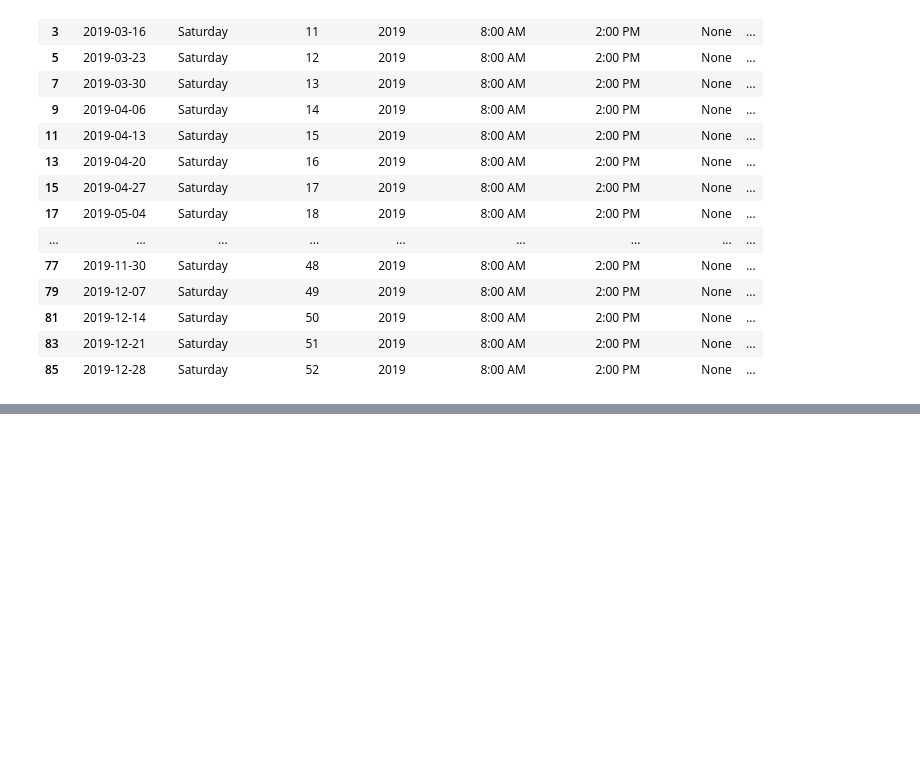
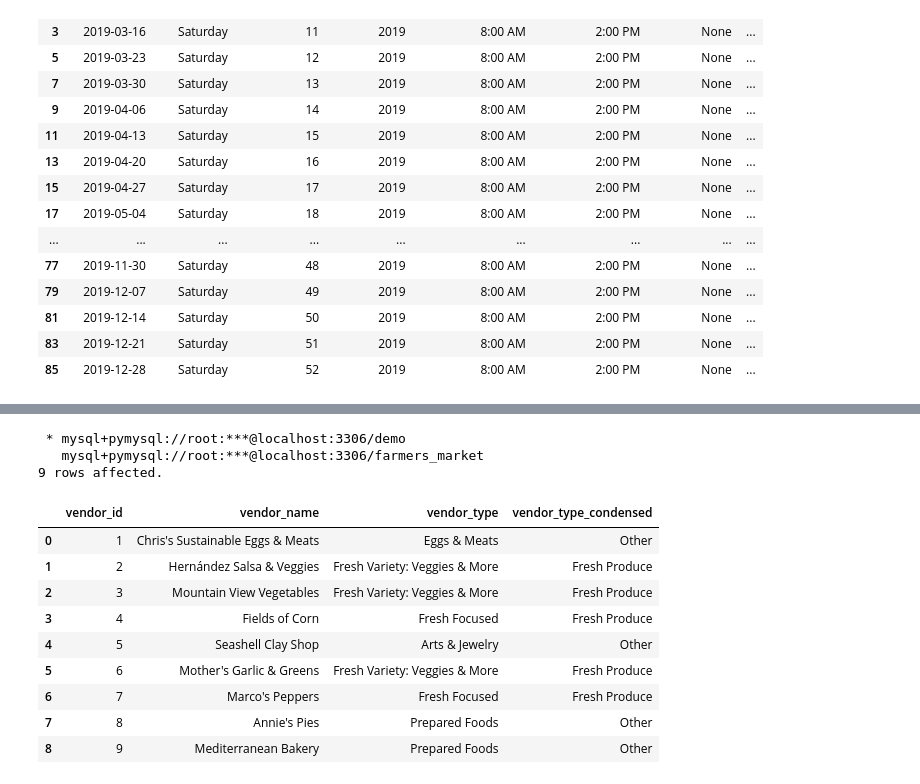
Before and after one commit to KunalNeon/SQL-For-Data-Scientist, a Jupyter notebook: sql.ipynb, the cells around one changed output, grey strips where cells are left out. Saved outputs shown, nothing was run; the diff lists cells and outputs as text; code cells hidden in the pictures; blank space fills up the shorter version.

Commit message:
case

```diff
--- a/sql.ipynb
+++ b/sql.ipynb
@@ -1052,0 +736,28 @@ SyntaxError: incomplete input (1572440368.py, line 20)
+# %%
+query12='''
+SELECT
+      vendor_id,
+      vendor_name,
+      vendor_type,
+      CASE
+          WHEN LOWER(vendor_type) LIKE '%fresh%'
+            THEN 'Fresh Produce'
+          ELSE 'Other'
+      END AS vendor_type_condensed
+  FROM farmers_market.vendor
+'''
+%sql $query12
+# %% [output]
+ * mysql+pymysql://root:***@localhost:3306/demo
+   mysql+pymysql://root:***@localhost:3306/farmers_market
+9 rows affected.
+|  | vendor_id | vendor_name | vendor_type | vendor_type_condensed |
+| 0 | 1 | Chris's Sustainable Eggs & Meats | Eggs & Meats | Other |
+| 1 | 2 | Hernández Salsa & Veggies | Fresh Variety: Veggies & More | Fresh Produce |
+| 2 | 3 | Mountain View Vegetables | Fresh Variety: Veggies & More | Fresh Produce |
+| 3 | 4 | Fields of Corn | Fresh Focused | Fresh Produce |
+| 4 | 5 | Seashell Clay Shop | Arts & Jewelry | Other |
+| 5 | 6 | Mother's Garlic & Greens | Fresh Variety: Veggies & More | Fresh Produce |
+| 6 | 7 | Marco's Peppers | Fresh Focused | Fresh Produce |
+| 7 | 8 | Annie's Pies | Prepared Foods | Other |
+| 8 | 9 | Mediterranean Bakery | Prepared Foods | Other |
```
Also changed, not shown: parts of 62 cells of this notebook.
